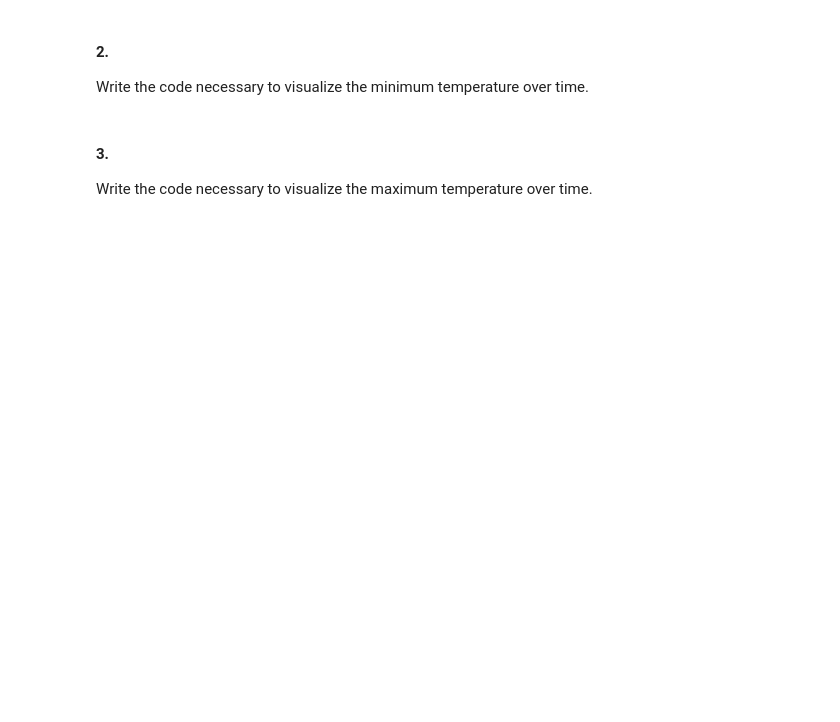
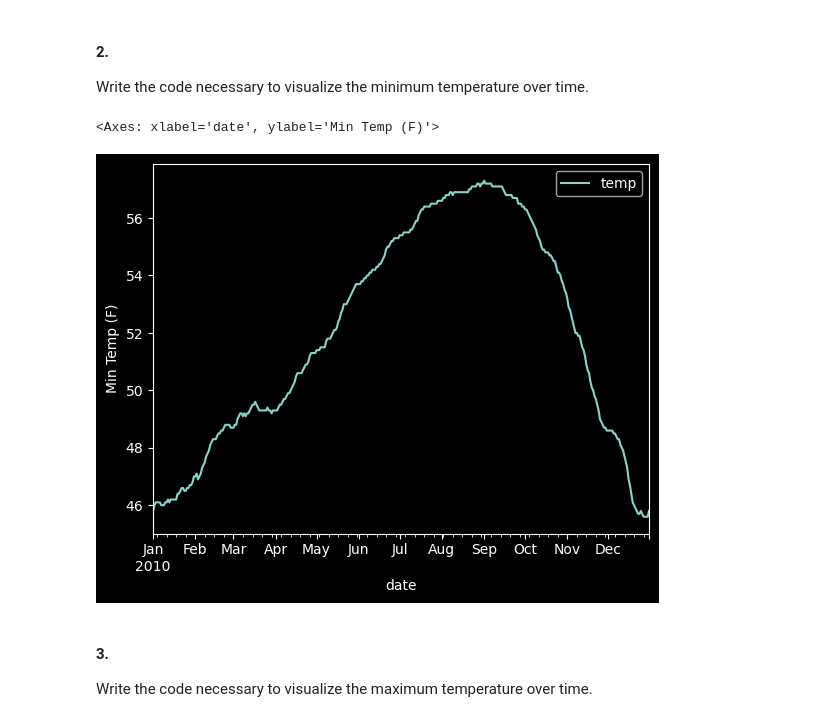
Before and after one commit to Zacharia-Schmitz/time-series-exercises, a Jupyter notebook: working_with_time_series_data.ipynb, the cells around one changed output. Drawn from its saved outputs; the diff is of its cells as text; code cells hidden in the pictures; blank space fills up the shorter version.

```diff
--- a/working_with_time_series_data.ipynb
+++ b/working_with_time_series_data.ipynb
@@ -26,6 +50,12 @@ Resample by the day and take the average temperature. Visualize the average temp
 # %% [markdown]
 #### 2.
 Write the code necessary to visualize the minimum temperature over time.
+# %%
+# Visualize min over time
+sf.resample('D', on='date').min().plot(ylabel='Min Temp (F)')
+# %% [output]
+<Axes: xlabel='date', ylabel='Min Temp (F)'>
+[figure, added]
 # %% [markdown]
 #### 3.
 Write the code necessary to visualize the maximum temperature over time.
```
Also changed, not shown: parts of 29 cells of this notebook.
